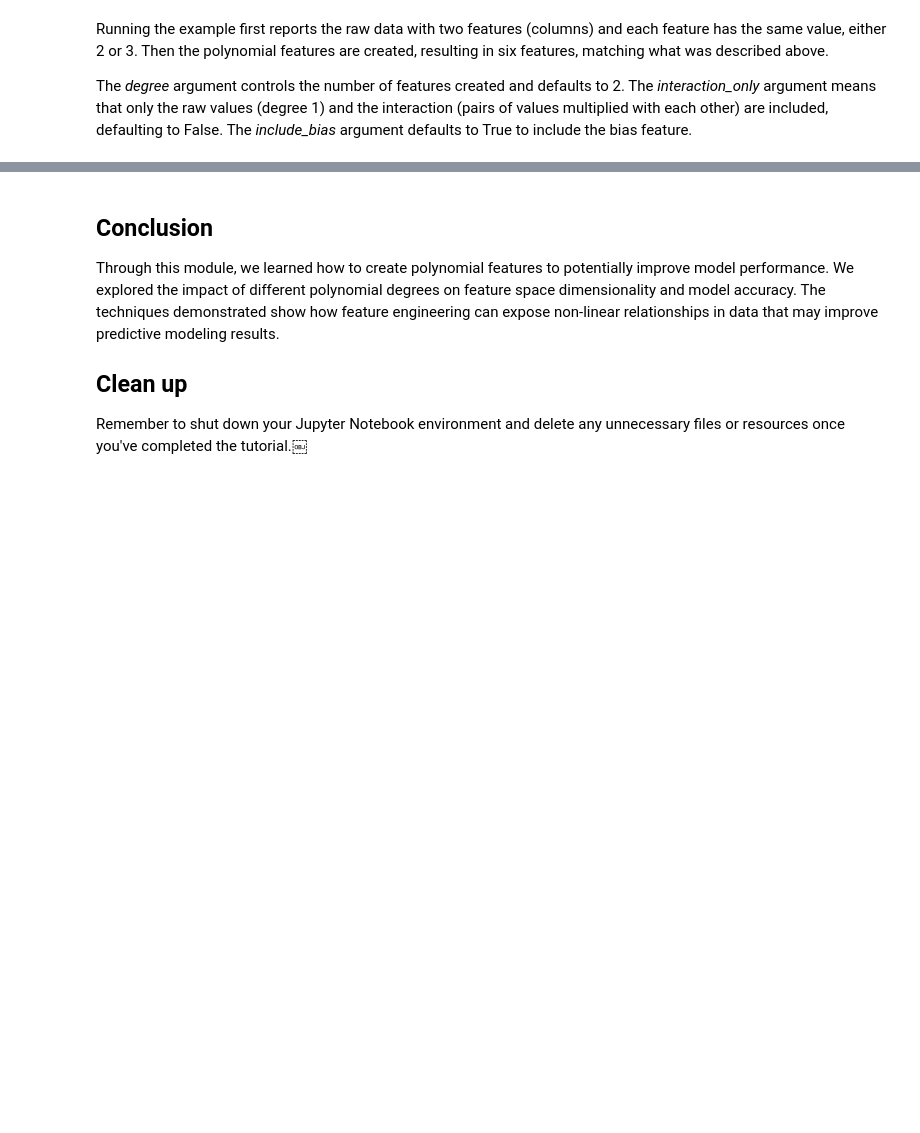
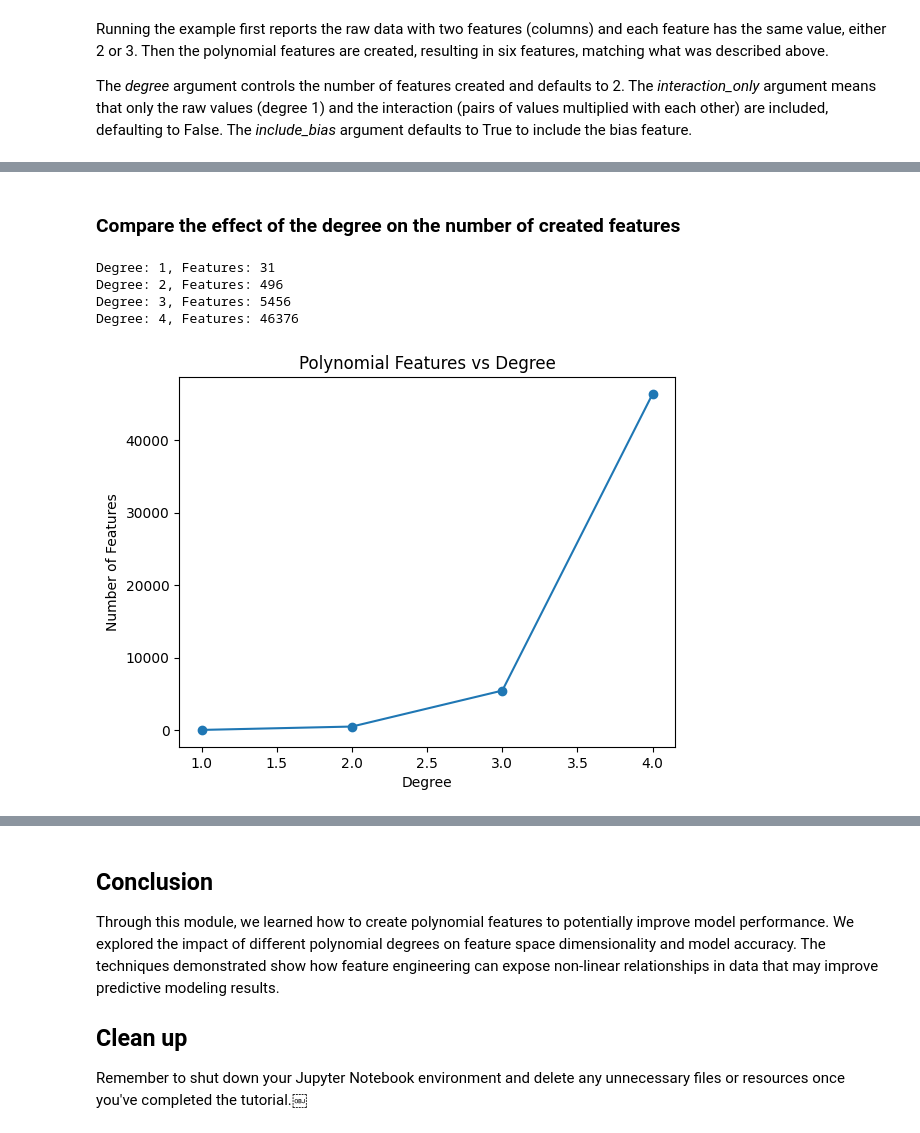
Before and after one commit to udel-cbcb/NIGMS-Sandbox-UD, a Jupyter notebook: Submodule_3/Tutorials/Submodule_3_Tutorial_7_Feature_Engineering_Derive_New_Input_Variables.ipynb, the cells around one changed output, grey strips where cells are left out. Cells and saved outputs as stored; diff of their text form; code cells hidden in the pictures; blank space fills up the shorter version.

```diff
--- a/Submodule_3/Tutorials/Submodule_3_Tutorial_7_Feature_Engineering_Derive_New_Input_Variables.ipynb
+++ b/Submodule_3/Tutorials/Submodule_3_Tutorial_7_Feature_Engineering_Derive_New_Input_Variables.ipynb
@@ -409,0 +321,28 @@ overfitting with a degree of 4.
+# %% [markdown]
+### Compare the effect of the degree on the number of created features
+# %%
+# Calculate change in number of features
+num_features = []
+degrees = list(range(1, 5))
+for d in degrees:
+    # Create transform
+    trans = PolynomialFeatures(degree=d)
+    # Fit and transform
+    data = trans.fit_transform(X)
+    # Record number of features
+    num_features.append(data.shape[1])
+    # Summarize
+    print("Degree: %d, Features: %d" % (d, data.shape[1]))
+
+# Plot degree vs number of features
+plt.plot(degrees, num_features, marker='o')
+plt.xlabel("Degree")
+plt.ylabel("Number of Features")
+plt.title("Polynomial Features vs Degree")
+plt.show()
+# %% [output]
+Degree: 1, Features: 31
+Degree: 2, Features: 496
+Degree: 3, Features: 5456
+Degree: 4, Features: 46376
+[figure, added]
```
Also changed, not shown: parts of 51 cells of this notebook, 1 other file.
